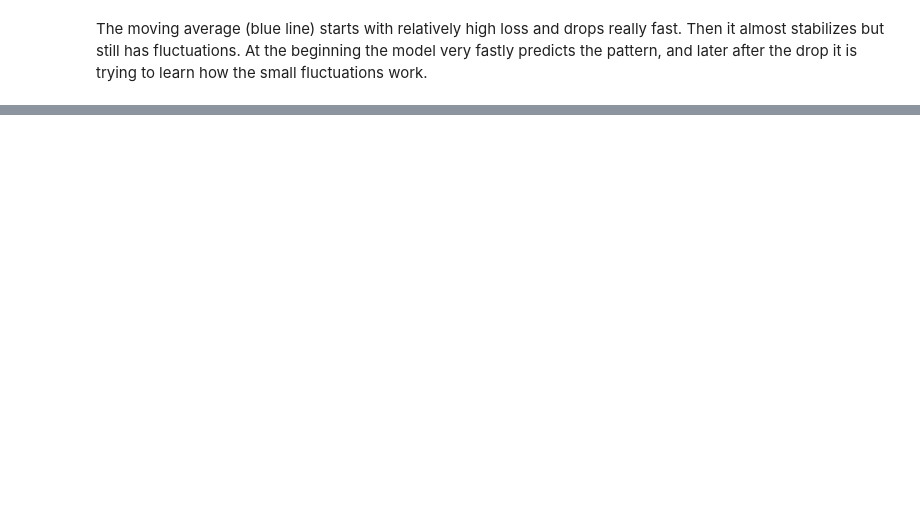
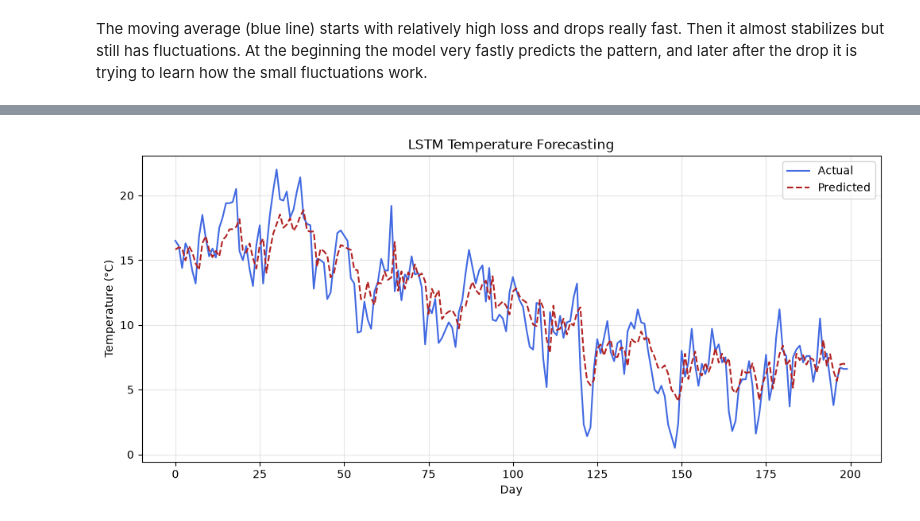
Before and after one commit to imgabrielas/Grey_Matter_Multiplication, a Jupyter notebook: RNN/rnn.ipynb, the cells around one changed output, grey strips where cells are left out. Drawn from its saved outputs; the diff is of its cells as text; code cells hidden in the pictures; blank space fills up the shorter version.

Commit message:
LSTM cell

```diff
--- a/RNN/rnn.ipynb
+++ b/RNN/rnn.ipynb
@@ -418,2 +418,87 @@ plt.show()
 # %% [markdown]
 The moving average (blue line) starts with relatively high loss and drops really fast. Then it almost stabilizes but still has fluctuations. At the beginning the model very fastly predicts the pattern, and later after the drop it is trying to learn how the small fluctuations work.
+# %%
+# LSTM Model for temperature forecasting
+
+class TemperatureLSTM(nn.Module):
+    def __init__(self, input_size=1, hidden_size=64, num_layers=2, output_size=1):
+        super().__init__()
+        self.hidden_size = hidden_size
+        self.num_layers = num_layers
+        self.lstm = nn.LSTM(
+            input_size=input_size,
+            hidden_size=hidden_size,
+            num_layers=num_layers,
+            batch_first=True,
+            dropout=0.2 if num_layers > 1 else 0,
+        )
+        self.fc = nn.Linear(hidden_size, output_size)
+
+    def forward(self, x):
+        out, _ = self.lstm(x)
+        return self.fc(out[:, -1, :])
+
+# Build training and test tensors in the correct shape: (batch, seq_len, 1)
+X_train = torch.stack([seq.unsqueeze(-1) for seq, _ in train_inout_seq]).float()
+y_train = torch.stack([label for _, label in train_inout_seq]).float().view(-1, 1)
+X_test = torch.stack([seq.unsqueeze(-1) for seq, _ in test_inout_seq]).float()
+y_test = torch.stack([label for _, label in test_inout_seq]).float().view(-1, 1)
+
+train_loader = DataLoader(TensorDataset(X_train, y_train), batch_size=64, shuffle=True)
+
+device = torch.device('cuda' if torch.cuda.is_available() else 'cpu')
+model = TemperatureLSTM().to(device)
+criterion = nn.MSELoss()
+optimizer = torch.optim.Adam(model.parameters(), lr=1e-3)
+
+train_losses = []
+
+for epoch in range(20):
+    model.train()
+    epoch_loss = 0.0
+
+    for xb, yb in train_loader:
+        xb = xb.to(device)
+        yb = yb.to(device)
+
+        optimizer.zero_grad()
+        preds = model(xb)
+        loss = criterion(preds, yb)
+        loss.backward()
+        optimizer.step()
+
+        epoch_loss += loss.item() * xb.size(0)
+
+    epoch_loss /= len(train_loader.dataset)
+    train_losses.append(epoch_loss)
+
+    if (epoch + 1) % 5 == 0 or epoch == 0:
+        print(f'Epoch {epoch + 1:02d} | Loss: {epoch_loss:.6f}')
+
+model.eval()
+with torch.no_grad():
+    predictions = model(X_test.to(device)).cpu().squeeze().numpy()
+    actual = y_test.squeeze().numpy()
+
+# Convert back to original temperature scale
+predictions_scaled = predictions.reshape(-1, 1)
+actual_scaled = actual.reshape(-1, 1)
+actual_temp = scaler.inverse_transform(actual_scaled)
+pred_temp = scaler.inverse_transform(predictions_scaled)
+#
+# rmse = mean_squared_error(actual_temp, pred_temp, squared=False)
+# print(f'LSTM Test RMSE: {rmse:.4f}°C')
+
+rmse = math.sqrt(mean_squared_error(actual_temp, pred_temp))
+print(f'LSTM Test RMSE: {rmse:.4f}°C')
+
+plt.figure(figsize=(12, 5))
+plt.plot(actual_temp[:200], label='Actual', color='royalblue')
+plt.plot(pred_temp[:200], label='Predicted', color='firebrick', linestyle='--')
+plt.title('LSTM Temperature Forecasting')
+plt.xlabel('Day')
+plt.ylabel('Temperature (°C)')
+plt.legend()
+plt.grid(alpha=0.3)
+plt.show()
+# %% [output]
@@ -419,0 +511 @@ The moving average (blue line) starts with relatively high loss and drops really
+[figure, added]
```
Also changed, not shown: parts of 6 cells of this notebook.
